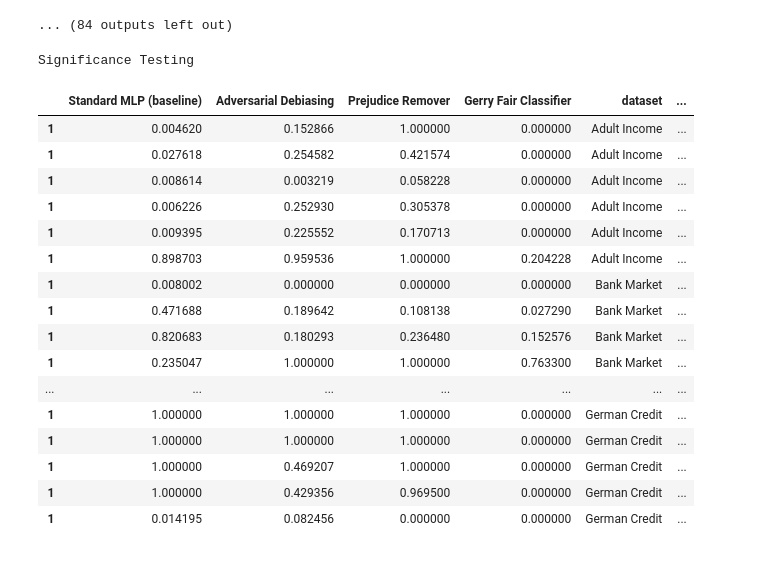
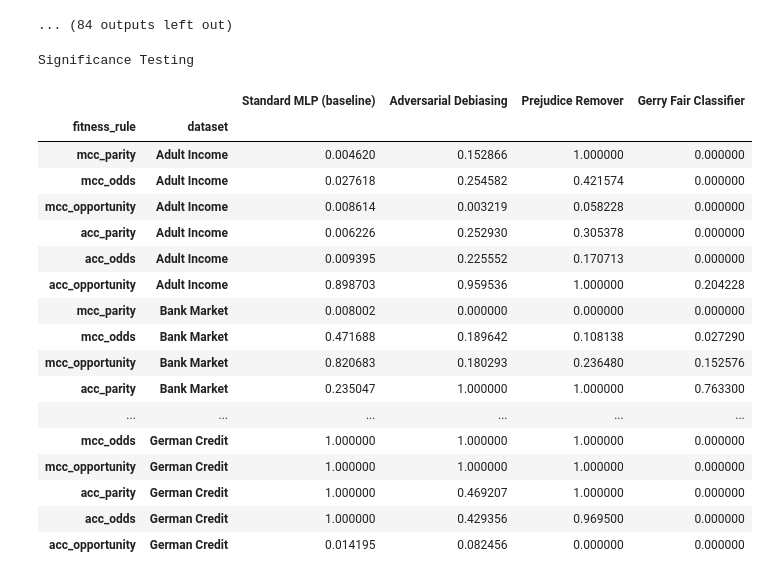
Before and after one commit to ygorcanalli/FairTransitionLoss, a Jupyter notebook: notebooks/2023-08-23/significance_test.ipynb, the cells around one changed output. Saved outputs shown, nothing was run; the diff lists cells and outputs as text; code cells hidden in the pictures.

Commit message:
graphics options and latex tables

```diff
--- a/notebooks/2023-08-23/significance_test.ipynb
+++ b/notebooks/2023-08-23/significance_test.ipynb
@@ -90,3 +87,38 @@ fitness_rules_target_metrics = {
+# %%
+fitness_rules_target_metrics = {
+    'mcc_parity': {'performance': 'Mathew Correlation', 'fairness': 'Statistical Parity'},
+    'mcc_opportunity': {'performance': 'Mathew Correlation', 'fairness': 'Equal Opportunity'},
+    'mcc_odds': {'performance': 'Mathew Correlation', 'fairness': 'Equalized Odds'},
+    'acc_parity': {'performance': 'Accuracy', 'fairness': 'Statistical Parity'},
+    'acc_opportunity': {'performance': 'Accuracy', 'fairness': 'Equal Opportunity'},
+    'acc_odds': {'performance': 'Accuracy', 'fairness': 'Equalized Odds'}
+}
+
+fitness_rules_target_metrics = {
+    'mcc_parity': ('Mathew Correlation', 'Statistical Parity'),
+    'mcc_opportunity': ('Mathew Correlation', 'Equal Opportunity'),
+    'mcc_odds': ('Mathew Correlation', 'Equalized Odds'),
+    'acc_parity': ('Accuracy', 'Statistical Parity'),
+    'acc_opportunity': ('Accuracy', 'Equal Opportunity'),
+    'acc_odds': ('Accuracy', 'Equalized Odds')
+}
+fitness_rules_abvr = {
+    'mcc_parity': 'Max(MCC - Stat. Parity)',
+    'mcc_opportunity': 'Max(MCC - Eq. Odds)',
+    'mcc_odds': 'Max(MCC - Eq. Opp.)',
+    'acc_parity': 'Max(Acc - Stat. Parity)',
+    'acc_opportunity': 'Max(Acc - Eq. Odds)',
+    'acc_odds': 'Max(Acc - Eq. Opp.)'
+}
+
+results['Performance'] = 0
+results['Fairness'] = 0
+results['Fitness Rule'] = ''
+for fitness_rule, (performance_metric, fairness_metric) in fitness_rules_target_metrics.items():
+    results.loc[results.fitness_rule == fitness_rule,'Performance'] = results.loc[results.fitness_rule == fitness_rule,performance_metric]
+    results.loc[results.fitness_rule == fitness_rule,'Fairness'] = results.loc[results.fitness_rule == fitness_rule,fairness_metric]
+    results.loc[results.fitness_rule == fitness_rule,'Fitness Rule Abvr'] = fitness_rules_abvr[fitness_rule]
+    results.loc[results.fitness_rule == fitness_rule,'Fitness Rule'] = 'Max(%s - %s)' % fitness_rules_target_metrics[fitness_rule]
 # %%
 display(results)
 # %% [output]
@@ -246,38 +278,40 @@ Significance Testing
 # %%
 aso_df_resume = []
 for aso_result in sorted(multi_aso_data_list, key=lambda x: x['dataset']):
     fitness_rule = aso_result['fitness_rule']
     dataset = aso_result['dataset']
 
     aso_df = pd.DataFrame(aso_result['min_eps'], columns=methods)
     aso_df['method'] = methods
     aso_df['dataset'] = dataset
     aso_df['fitness_rule'] = fitness_rule
     aso_df = aso_df[aso_df['method'] == 'Fair Transition Loss' ]
     aso_df = aso_df.drop(['Fair Transition Loss'], axis=1)
     aso_df = aso_df.drop(['method'], axis=1)
     aso_df_resume.append(aso_df)
 
 
 print('Significance Testing')
 significance = pd.concat(aso_df_resume)
+significance = significance.set_index(['fitness_rule', 'dataset'])
 display(significance)
 # %% [output]
 Significance Testing
-|  | Standard MLP (baseline) | Adversarial Debiasing | Prejudice Remover | Gerry Fair Classifier | dataset | ... |
-| 1 | 0.004620 | 0.152866 | 1.000000 | 0.000000 | Adult Income | ... |
-| 1 | 0.027618 | 0.254582 | 0.421574 | 0.000000 | Adult Income | ... |
-| 1 | 0.008614 | 0.003219 | 0.058228 | 0.000000 | Adult Income | ... |
-| 1 | 0.006226 | 0.252930 | 0.305378 | 0.000000 | Adult Income | ... |
-| 1 | 0.009395 | 0.225552 | 0.170713 | 0.000000 | Adult Income | ... |
-| 1 | 0.898703 | 0.959536 | 1.000000 | 0.204228 | Adult Income | ... |
-| 1 | 0.008002 | 0.000000 | 0.000000 | 0.000000 | Bank Market | ... |
-| 1 | 0.471688 | 0.189642 | 0.108138 | 0.027290 | Bank Market | ... |
-| 1 | 0.820683 | 0.180293 | 0.236480 | 0.152576 | Bank Market | ... |
-| 1 | 0.235047 | 1.000000 | 1.000000 | 0.763300 | Bank Market | ... |
-| ... | ... | ... | ... | ... | ... | ... |
-| 1 | 1.000000 | 1.000000 | 1.000000 | 0.000000 | German Credit | ... |
-| 1 | 1.000000 | 1.000000 | 1.000000 | 0.000000 | German Credit | ... |
-| 1 | 1.000000 | 0.469207 | 1.000000 | 0.000000 | German Credit | ... |
-| 1 | 1.000000 | 0.429356 | 0.969500 | 0.000000 | German Credit | ... |
-| 1 | 0.014195 | 0.082456 | 0.000000 | 0.000000 | German Credit | ... |
+|  |  | Standard MLP (baseline) | Adversarial Debiasing | Prejudice Remover | Gerry Fair Classifier |
+| fitness_rule | dataset |  |  |  |  |
+| mcc_parity | Adult Income | 0.004620 | 0.152866 | 1.000000 | 0.000000 |
+| mcc_odds | Adult Income | 0.027618 | 0.254582 | 0.421574 | 0.000000 |
+| mcc_opportunity | Adult Income | 0.008614 | 0.003219 | 0.058228 | 0.000000 |
+| acc_parity | Adult Income | 0.006226 | 0.252930 | 0.305378 | 0.000000 |
+| acc_odds | Adult Income | 0.009395 | 0.225552 | 0.170713 | 0.000000 |
+| acc_opportunity | Adult Income | 0.898703 | 0.959536 | 1.000000 | 0.204228 |
+| mcc_parity | Bank Market | 0.008002 | 0.000000 | 0.000000 | 0.000000 |
+| mcc_odds | Bank Market | 0.471688 | 0.189642 | 0.108138 | 0.027290 |
+| mcc_opportunity | Bank Market | 0.820683 | 0.180293 | 0.236480 | 0.152576 |
+| acc_parity | Bank Market | 0.235047 | 1.000000 | 1.000000 | 0.763300 |
+| ... | ... | ... | ... | ... | ... |
+| mcc_odds | German Credit | 1.000000 | 1.000000 | 1.000000 | 0.000000 |
+| mcc_opportunity | German Credit | 1.000000 | 1.000000 | 1.000000 | 0.000000 |
+| acc_parity | German Credit | 1.000000 | 0.469207 | 1.000000 | 0.000000 |
+| acc_odds | German Credit | 1.000000 | 0.429356 | 0.969500 | 0.000000 |
+| acc_opportunity | German Credit | 0.014195 | 0.082456 | 0.000000 | 0.000000 |
```
Also changed, not shown: parts of 5 cells of this notebook, 13 other files.
